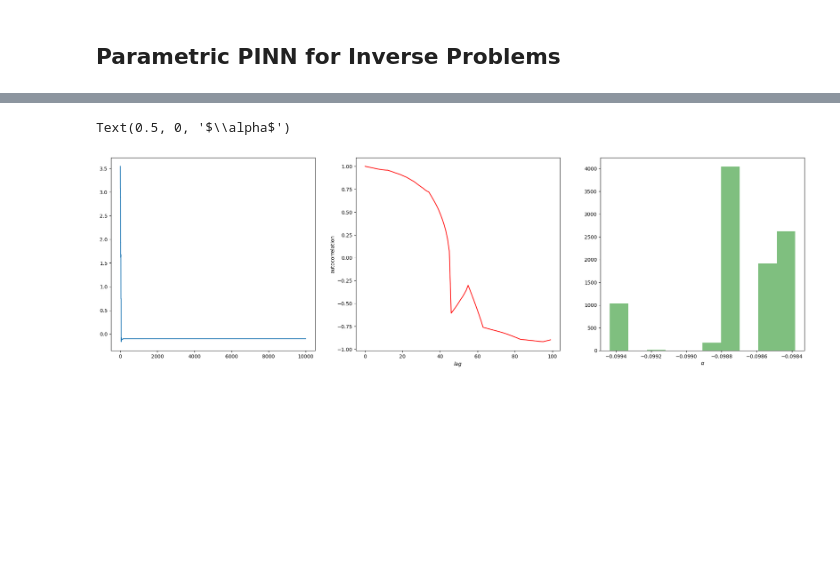
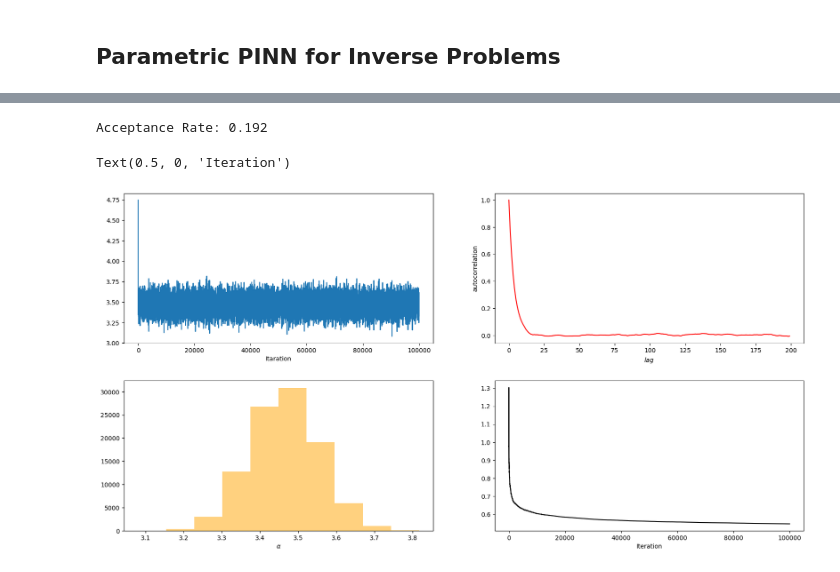
Before and after one commit to ChristianJzB/Projects, a Jupyter notebook: Physics _Informed_NN/8_ODE_Surrogate.ipynb, the cells around one changed output, grey strips where cells are left out. Saved outputs shown, nothing was run; the diff lists cells and outputs as text; code cells hidden in the pictures; blank space fills up the shorter version.

```diff
--- a/Physics _Informed_NN/8_ODE_Surrogate.ipynb
+++ b/Physics _Informed_NN/8_ODE_Surrogate.ipynb
@@ -263,13 +266,9 @@ def log_likelihood(surrogate,alpha,sig,t,y_dat):
-# %%
-def log_likelihood_ex(alpha,t,y,sig = std):
-
-    surg_exact = (alpha/ (2*np.pi))*np.sin(2*np.pi*t) + 1
-
-    return np.sum(-np.log(np.sqrt(2* np.pi*sig)) - ((y-surg_exact)**2) / (2*sig))
-
-
-def log_posterior(alpha,t,y):
-    return  log_likelihood_ex(alpha,t,y) + log_prior_alpha(alpha)
+# %%
+def log_posterior_ex(alpha,t,y):
+    return  log_likelihood_ex(alpha,t,y) + log_prior_alpha(alpha)
+
+def log_posterior_nn(model,alpha,t,y):
+    return  log_likelihood(model,alpha,t,y) + log_prior_alpha(alpha)
 # %%
 t, noise_sol_test = test_set(ns,1000,3.5,mean,std)
 # %%
@@ -339,27 +386,31 @@ def Metropolis_Hastings(t,y_dat,nChains):
-# %%
-t, noise_sol_test = test_set(ns,1000,3.5,mean,std)
-
-alpha_samp = Metropolis_Hastings(t,noise_sol_test,10000)
 # %%
 def acf(x, length=20):
     return np.array([1]+[np.corrcoef(x[:-i], x[i:])[0,1] for i in range(1, length)])
+# %%
+alpha_samp,dt_tracker = Metropolis_Hastings(t,noise_sol_test,100000)
+# %% [output]
+Acceptance Rate: 0.192
 # %%
-fig = plt.figure(figsize=(25,7))
+fig = plt.figure(figsize=(20,10))
 plt.subplots_adjust(hspace=0.25)
 
-plt.subplot(1, 3, 1)
+plt.subplot(2, 2, 1)
 plt.plot(alpha_samp)
-#plt.ylim(top = 1.7,bottom = 1.6)
+plt.xlabel("Itaration")
 
-plt.subplot(1, 3, 2)
-plt.plot(acf(alpha_samp,100),color = "red")
+plt.subplot(2, 2, 2)
+plt.plot(acf(alpha_samp,200),color = "red")
 plt.xlabel(r"$lag$")
 plt.ylabel(r"autocorrelation")
 
 
-plt.subplot(1, 3, 3)
-plt.hist(alpha_samp[200:],color = "green",alpha = 0.5)
+plt.subplot(2, 2, 3)
+plt.hist(alpha_samp[200:],color = "orange",alpha = 0.5)
 plt.xlabel(r"$\alpha$")
+
+plt.subplot(2, 2, 4)
+plt.plot(dt_tracker,color = "black")
+plt.xlabel("Iteration")
 # %% [output]
-Text(0.5, 0, '$\\alpha$')
+Text(0.5, 0, 'Iteration')
-[figure, old version]
+[figure, new version]
```
Also changed, not shown: parts of 15 cells of this notebook, 1 other file.
